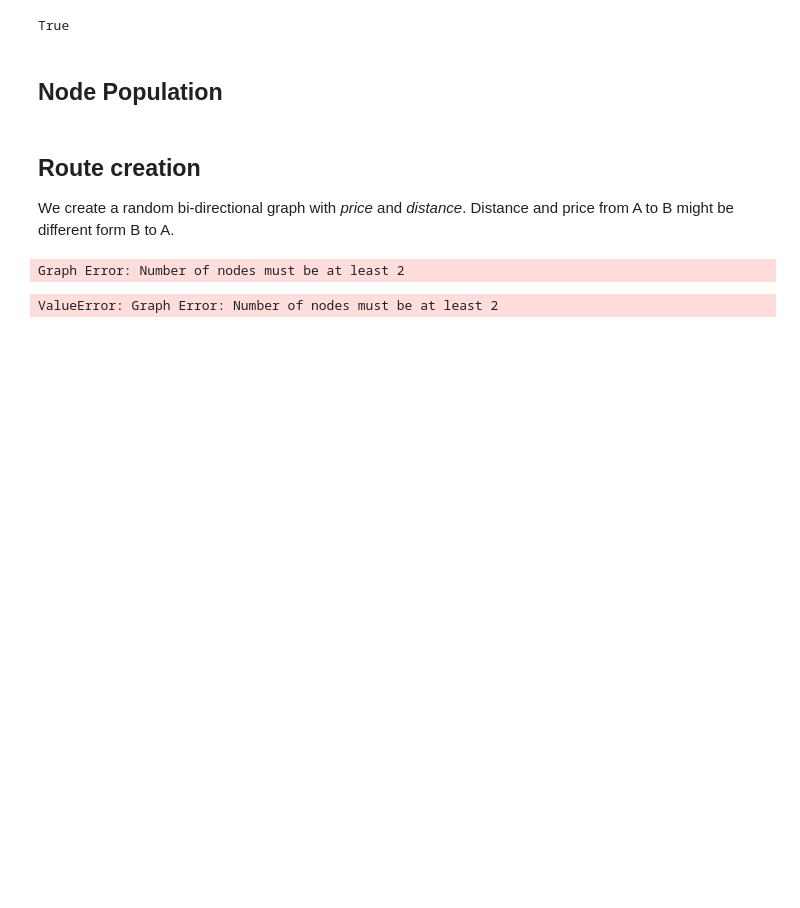
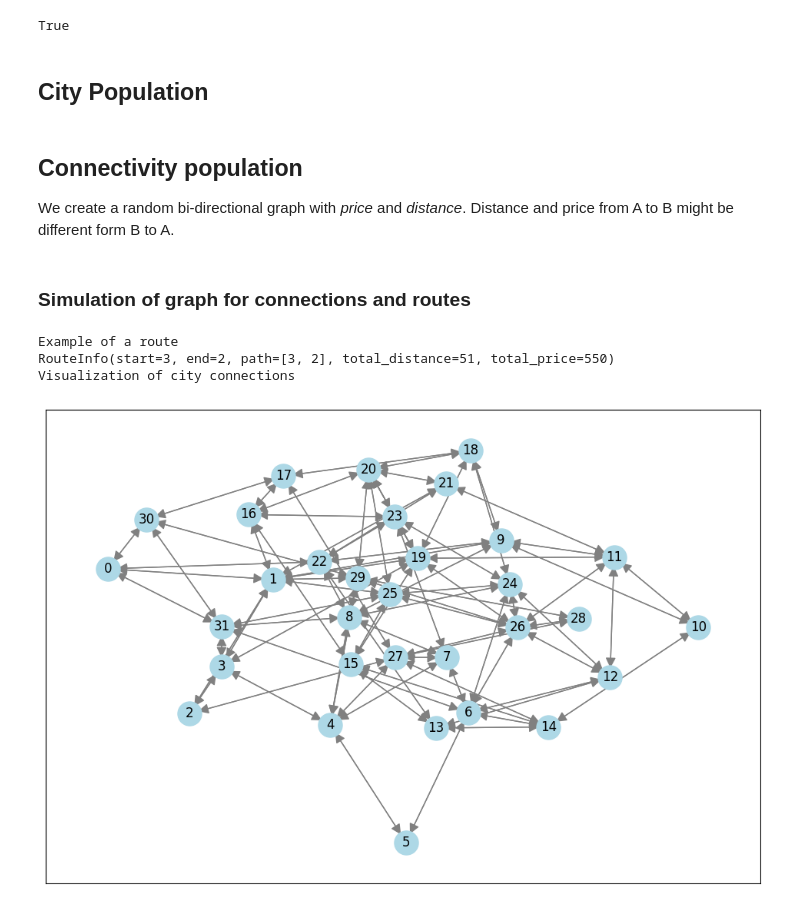
Before and after one commit to wparedes17/tt-complains, a Jupyter notebook: synthetic_data.ipynb, the cells around one changed output. Saved outputs shown, nothing was run; the diff lists cells and outputs as text; code cells hidden in the pictures; blank space fills up the shorter version.

```diff
--- a/synthetic_data.ipynb
+++ b/synthetic_data.ipynb
@@ -13,6 +13,6 @@ db.init_db(Base)
 # %% [output]
 True
 # %% [markdown]
-## Node Population
+## City Population
 # %%
 from db.db_manager import MySQLManager
@@ -24,15 +29,22 @@ init_populator(db, num_nodes=32)
 # %% [markdown]
-## Route creation
+## Connectivity population
 
 We create a random bi-directional graph with *price* and *distance*.
 Distance and price from A to B might be different form B to A.
+# %% [markdown]
+### Simulation of graph for connections and routes
 # %%
 # Import our graph simulation class
 from graph_city.synthetic_graph import SyntheticGraph
 
 # Only to show how class is working
 trailer_path_generator = SyntheticGraph()
+print('Example of a route')
 print(trailer_path_generator.get_random_route())
+print('Visualization of city connections')
+trailer_path_generator.visualize()
 # %% [output]
-Graph Error: Number of nodes must be at least 2
+Example of a route
+RouteInfo(start=3, end=2, path=[3, 2], total_distance=51, total_price=550)
+Visualization of city connections
-ValueError: Graph Error: Number of nodes must be at least 2
+[figure, added]
```
Also changed, not shown: parts of 5 cells of this notebook, 9 other files.
